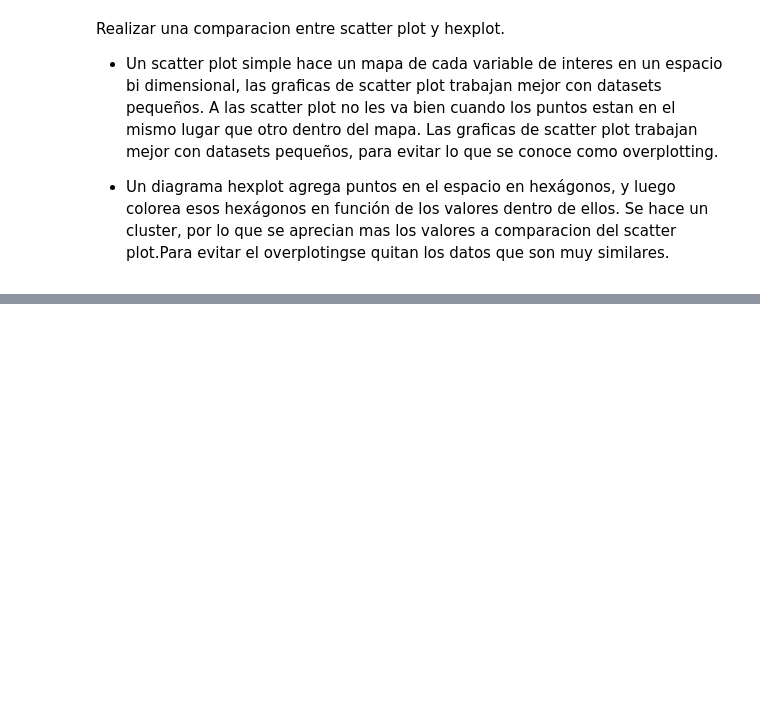
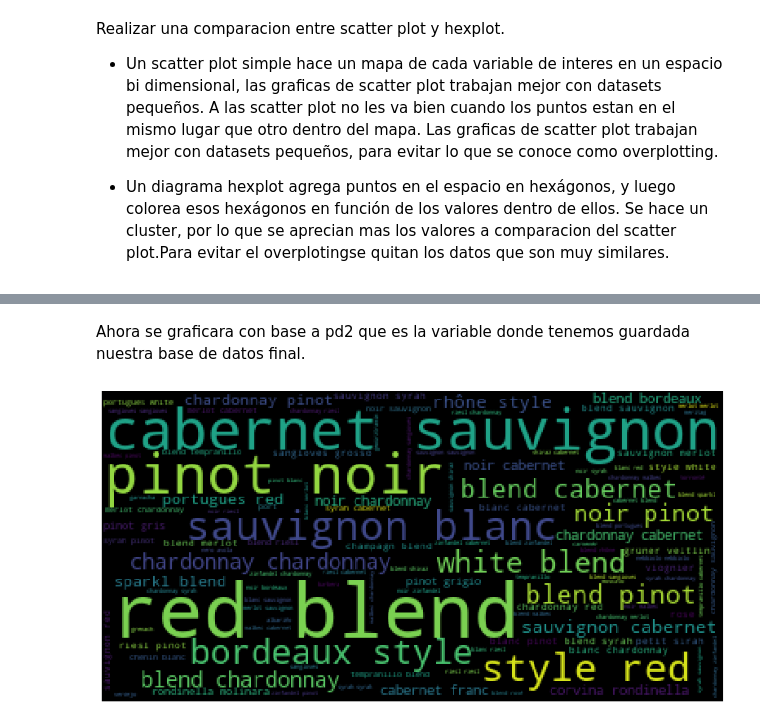
Before and after one commit to Sofia161/Mineria-de-datos, a Jupyter notebook: Practica 2.ipynb, the cells around one changed output, grey strips where cells are left out. Drawn from its saved outputs; the diff is of its cells as text; code cells hidden in the pictures; blank space fills up the shorter version.

```diff
--- a/Practica 2.ipynb
+++ b/Practica 2.ipynb
@@ -175,0 +272,16 @@ Realizar una comparacion entre scatter plot y hexplot.
+# %%
+import ssl
+import matplotlib.pyplot as plt
+from wordcloud import WordCloud
+from nltk import word_tokenize
+from nltk.corpus import stopwords
+from nltk.stem import SnowballStemmer
+from nltk.tokenize import RegexpTokenizer
+import pandas  as pa
+
+if getattr(ssl, '_create_unverified_context', None):
+    ssl._create_default_https_context = ssl._create_unverified_context
+
+read.to_csv('rev-solo.csv',index=False)
+pd2 = pa.read_csv('rev-solo.csv',header=None)
+pd2.head(10)
@@ -175,0 +300,25 @@ Realizar una comparacion entre scatter plot y hexplot.
+# %% [markdown]
+Ahora se graficara con base a pd2 que es la variable donde tenemos guardada nuestra base de datos final.
+# %%
+pd2.columns = ['Id','Pais','Puntaje','Precio','Variedad']
+n = len(pd2)
+spa = stopwords.words("english")
+stemmer = SnowballStemmer('english')
+
+reemplazos = []
+for r in range(n):
+    original = pd2.Variedad[r]
+    reemplazo = ''
+    if original != 'NaN':
+        quedar = [stemmer.stem(p) for p in tokenizer.tokenize(original)
+                                    if p.lower() not in spa]
+    reemplazos.append(' '.join(quedar))
+pd2['limpios'] = reemplazos
+texto = ' '.join(reemplazos)
+nube = WordCloud().generate(texto)
+plt.rcParams["figure.figsize"] = [15, 7]
+plt.imshow(nube)
+plt.axis("off")
+plt.show()
+# %% [output]
+[figure, added]
```
Also changed, not shown: parts of 40 cells of this notebook, 2 other files.
